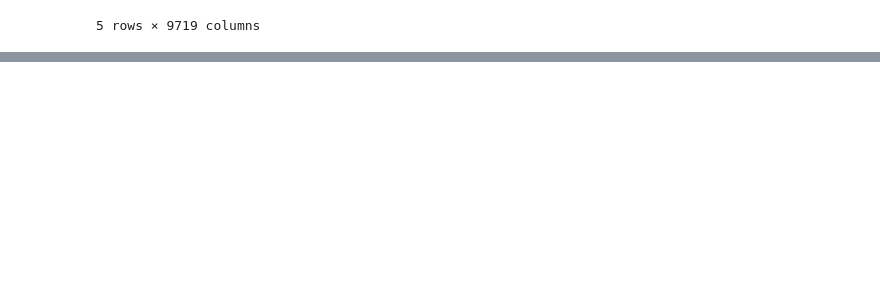
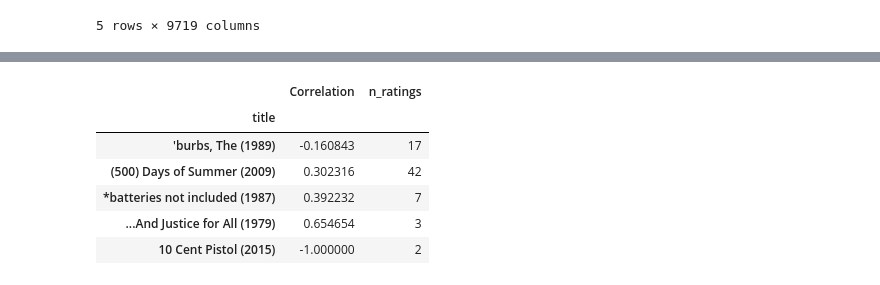
Before and after one commit to mjdacs/data612, a Jupyter notebook: project_2/eda.ipynb, the cells around one changed output, grey strips where cells are left out. Cells and saved outputs as stored; diff of their text form; code cells hidden in the pictures; blank space fills up the shorter version.

```diff
--- a/project_2/eda.ipynb
+++ b/project_2/eda.ipynb
@@ -145,0 +183,3 @@ movies_like_forrest_gump = user_movie_rating.corrwith(forrest_gump_ratings)
+# %%
+thematrix_user_rating = movie_matrix['Matrix, The (1999)']
+thematrix_user_rating.head(25)
@@ -145,0 +225,3 @@ movies_like_forrest_gump = user_movie_rating.corrwith(forrest_gump_ratings)
+# %%
+corr_w_thematrix = movie_matrix.corrwith(thematrix_user_rating)
+corr_w_thematrix.head()
@@ -149,0 +248,4 @@ corr_forrest_gump.head()
+# %%
+corr_w_thematrix = pd.DataFrame(corr_w_thematrix, columns=['Correlation'])
+corr_w_thematrix.dropna(inplace=True)
+corr_w_thematrix.head()
@@ -149,0 +273,10 @@ corr_forrest_gump.head()
+# %%
+corr_w_thematrix.head()
+# %% [output]
+|  | Correlation | n_ratings |
+| title |  |  |
+| 'burbs, The (1989) | -0.160843 | 17 |
+| (500) Days of Summer (2009) | 0.302316 | 42 |
+| *batteries not included (1987) | 0.392232 | 7 |
+| ...And Justice for All (1979) | 0.654654 | 3 |
+| 10 Cent Pistol (2015) | -1.000000 | 2 |
```
Also changed, not shown: parts of 13 cells of this notebook.
